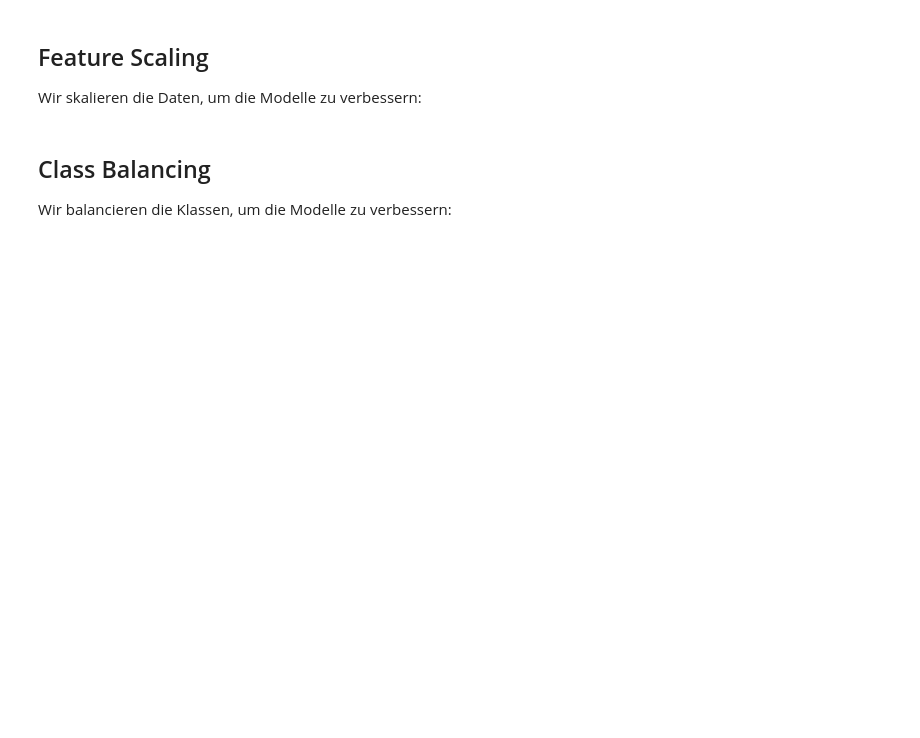
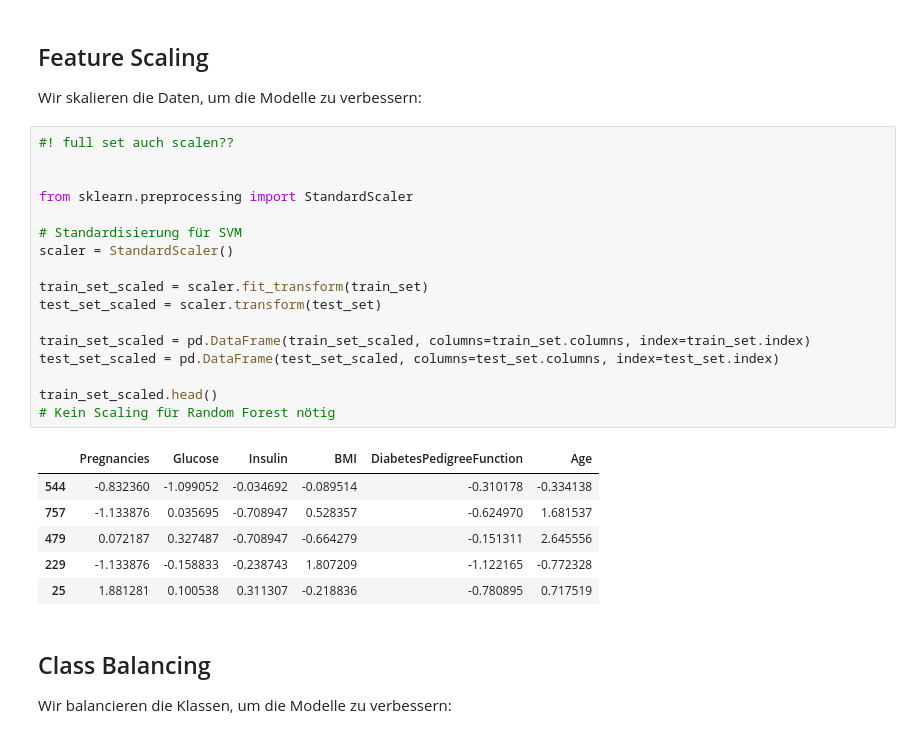
Before and after one commit to ricpnk/project_diabetes_prediction, a Jupyter notebook: notebooks/data_preprocessing.ipynb, the cells around one changed output. Saved outputs shown, nothing was run; the diff lists cells and outputs as text; blank space fills up the shorter version.

Commit message:
Feature Scaling, Class balancing

```diff
--- a/notebooks/data_preprocessing.ipynb
+++ b/notebooks/data_preprocessing.ipynb
@@ -194,6 +194,30 @@ array([[<Axes: title={'center': 'Pregnancies'}>,
 # %% [markdown]
 ## Feature Scaling
 Wir skalieren die Daten, um die Modelle zu verbessern:
+# %%
+#! full set auch scalen??
+
+
+from sklearn.preprocessing import StandardScaler
+
+# Standardisierung für SVM
+scaler = StandardScaler()
+
+train_set_scaled = scaler.fit_transform(train_set)
+test_set_scaled = scaler.transform(test_set)
+
+train_set_scaled = pd.DataFrame(train_set_scaled, columns=train_set.columns, index=train_set.index)
+test_set_scaled = pd.DataFrame(test_set_scaled, columns=test_set.columns, index=test_set.index)
+
+train_set_scaled.head()
+# Kein Scaling für Random Forest nötig
+# %% [output]
+|  | Pregnancies | Glucose | Insulin | BMI | DiabetesPedigreeFunction | Age |
+| 544 | -0.832360 | -1.099052 | -0.034692 | -0.089514 | -0.310178 | -0.334138 |
+| 757 | -1.133876 | 0.035695 | -0.708947 | 0.528357 | -0.624970 | 1.681537 |
+| 479 | 0.072187 | 0.327487 | -0.708947 | -0.664279 | -0.151311 | 2.645556 |
+| 229 | -1.133876 | -0.158833 | -0.238743 | 1.807209 | -1.122165 | -0.772328 |
+| 25 | 1.881281 | 0.100538 | 0.311307 | -0.218836 | -0.780895 | 0.717519 |
 # %% [markdown]
 ## Class Balancing
 Wir balancieren die Klassen, um die Modelle zu verbessern:
```
Also changed, not shown: parts of 7 cells of this notebook.
